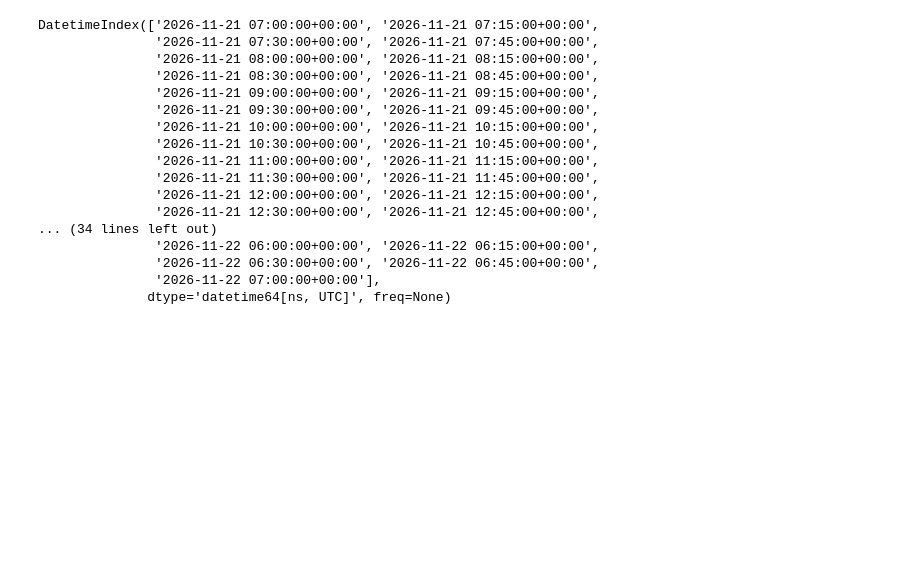
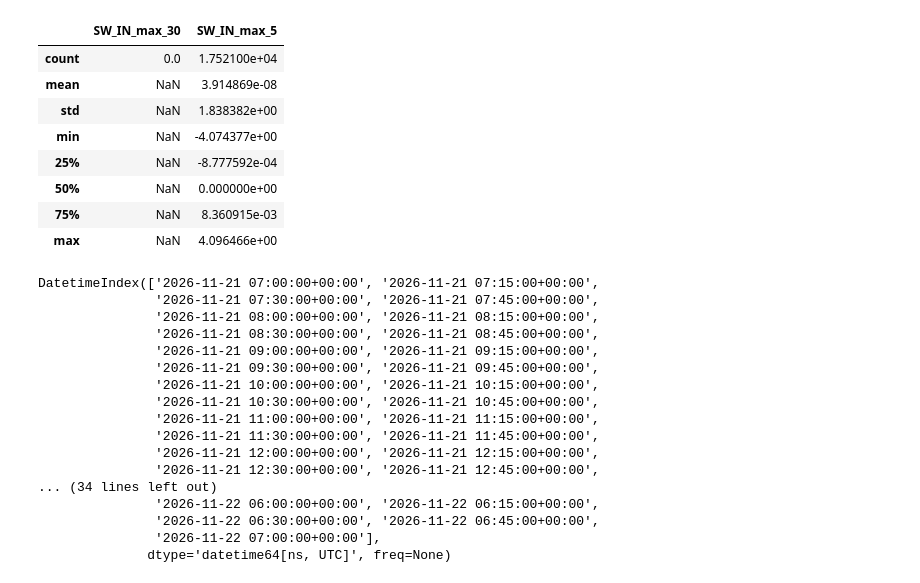
Before and after one commit to June-Skeeter/SunStatistics, a Jupyter notebook: Example_Usage.ipynb, the cells around one changed output. Drawn from its saved outputs; the diff is of its cells as text; code cells hidden in the pictures; blank space fills up the shorter version.

```diff
--- a/Example_Usage.ipynb
+++ b/Example_Usage.ipynb
@@ -30,3 +30,35 @@ plt.legend()
+# %%
+sa_30=SC.SunStats(
+    Timestamp=['2025-06-21T00:00:00+00:00','2026-06-21T00:00:00+00:00','5min'],
+    Latitude=lat,
+    Longitude=0,
+    transmissivity=0.9
+    )
+sa_5=SC.SunStats(
+    Timestamp=['2025-06-21T00:00:00+00:00','2026-06-21T00:00:00+00:00','1min'],
+    Latitude=lat,
+    Longitude=0,
+    transmissivity=0.9
+    )
+df = pd.concat([
+    pd.DataFrame(index=sa_30.Timestamp,data={'SW_IN_max_30':sa_30.SW_slope_aspect}).resample('30Min',closed='right').mean(),
+    pd.DataFrame(index=sa_5.Timestamp,data={'SW_IN_max_5':sa_5.SW_slope_aspect}).resample('30Min',closed='right').mean()
+],axis=1)
+# plt.figure()
+# plt.plot(df['SW_IN_max_5'])
+# plt.plot(df['SW_IN_max_30'])
+# plt.plot(df.diff(axis=1))
+df.diff(axis=1).describe()
+# %% [output]
+|  | SW_IN_max_30 | SW_IN_max_5 |
+| count | 0.0 | 1.752100e+04 |
+| mean | NaN | 3.914869e-08 |
+| std | NaN | 1.838382e+00 |
+| min | NaN | -4.074377e+00 |
+| 25% | NaN | -8.777592e-04 |
+| 50% | NaN | 0.000000e+00 |
+| 75% | NaN | 8.360915e-03 |
+| max | NaN | 4.096466e+00 |
 # %%
 # sa.Latitude=-45
 # (np.degrees(
```
Also changed, not shown: parts of 1 cell of this notebook, 1 other file.
